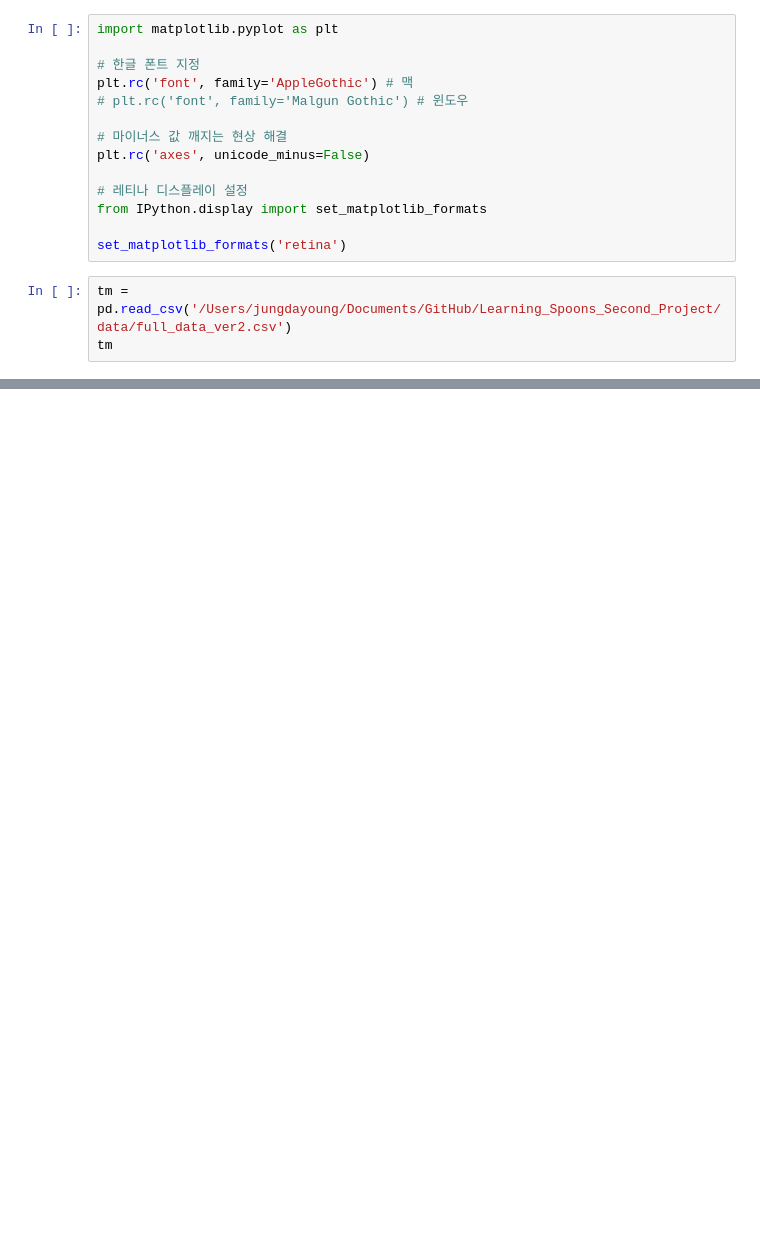
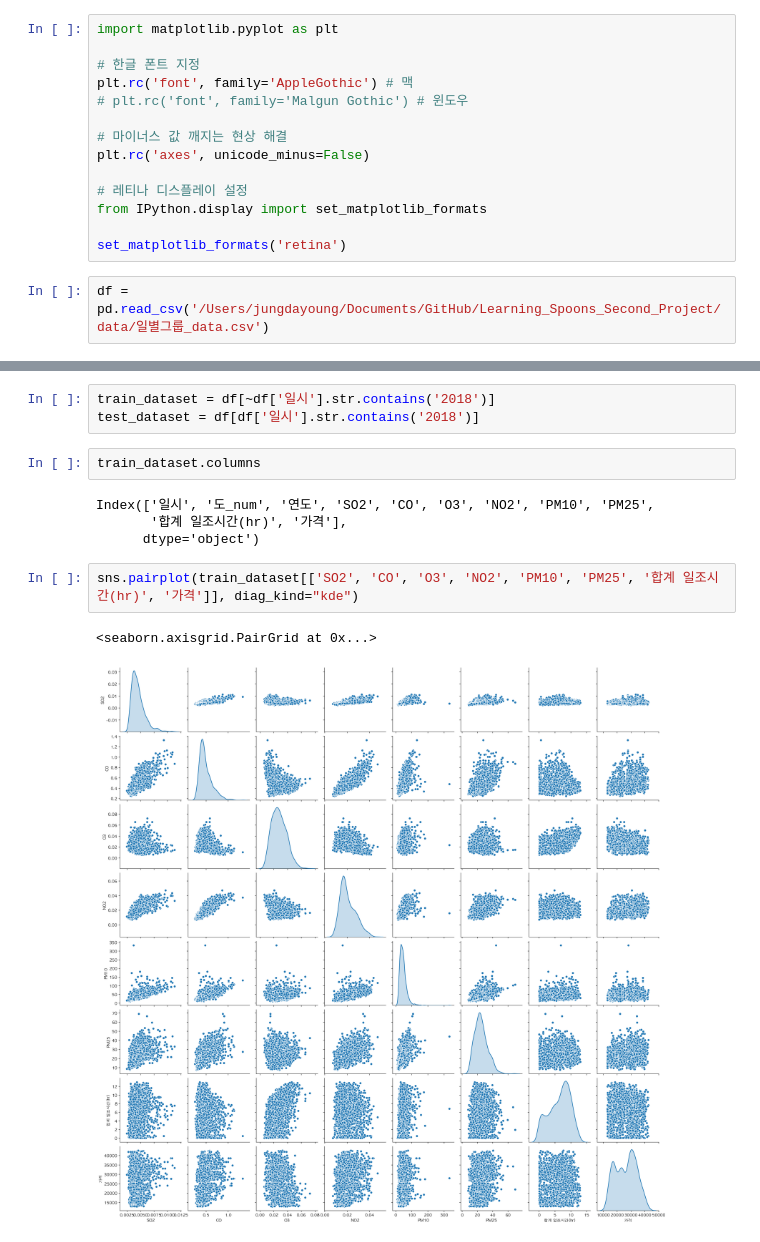
Before and after one commit to jyeon94/Learning_Spoons_Second_Project, a Jupyter notebook: 버전관리/Untitled.ipynb, the cells around one changed output, grey strips where cells are left out. Drawn from its saved outputs; the diff is of its cells as text; blank space fills up the shorter version.

```diff
--- a/버전관리/Untitled.ipynb
+++ b/버전관리/Untitled.ipynb
@@ -25,5 +23,4 @@ from IPython.display import set_matplotlib_formats
 
 set_matplotlib_formats('retina')
 # %%
-tm = pd.read_csv('/Users/jungdayoung/Documents/GitHub/Learning_Spoons_Second_Project/data/full_data_ver2.csv')
-tm
+df = pd.read_csv('/Users/jungdayoung/Documents/GitHub/Learning_Spoons_Second_Project/data/일별그룹_data.csv')
@@ -272,0 +43,14 @@ tm2[-12:]
+# %%
+train_dataset = df[~df['일시'].str.contains('2018')]
+test_dataset = df[df['일시'].str.contains('2018')]
+# %%
+train_dataset.columns
+# %% [output]
+Index(['일시', '도_num', '연도', 'SO2', 'CO', 'O3', 'NO2', 'PM10', 'PM25',
+       '합계 일조시간(hr)', '가격'],
+      dtype='object')
+# %%
+sns.pairplot(train_dataset[['SO2', 'CO', 'O3', 'NO2', 'PM10', 'PM25', '합계 일조시간(hr)', '가격']], diag_kind="kde")
+# %% [output]
+<seaborn.axisgrid.PairGrid at 0x...>
+[figure, added]
```
Also changed, not shown: parts of 22 cells of this notebook, 19 other files.
